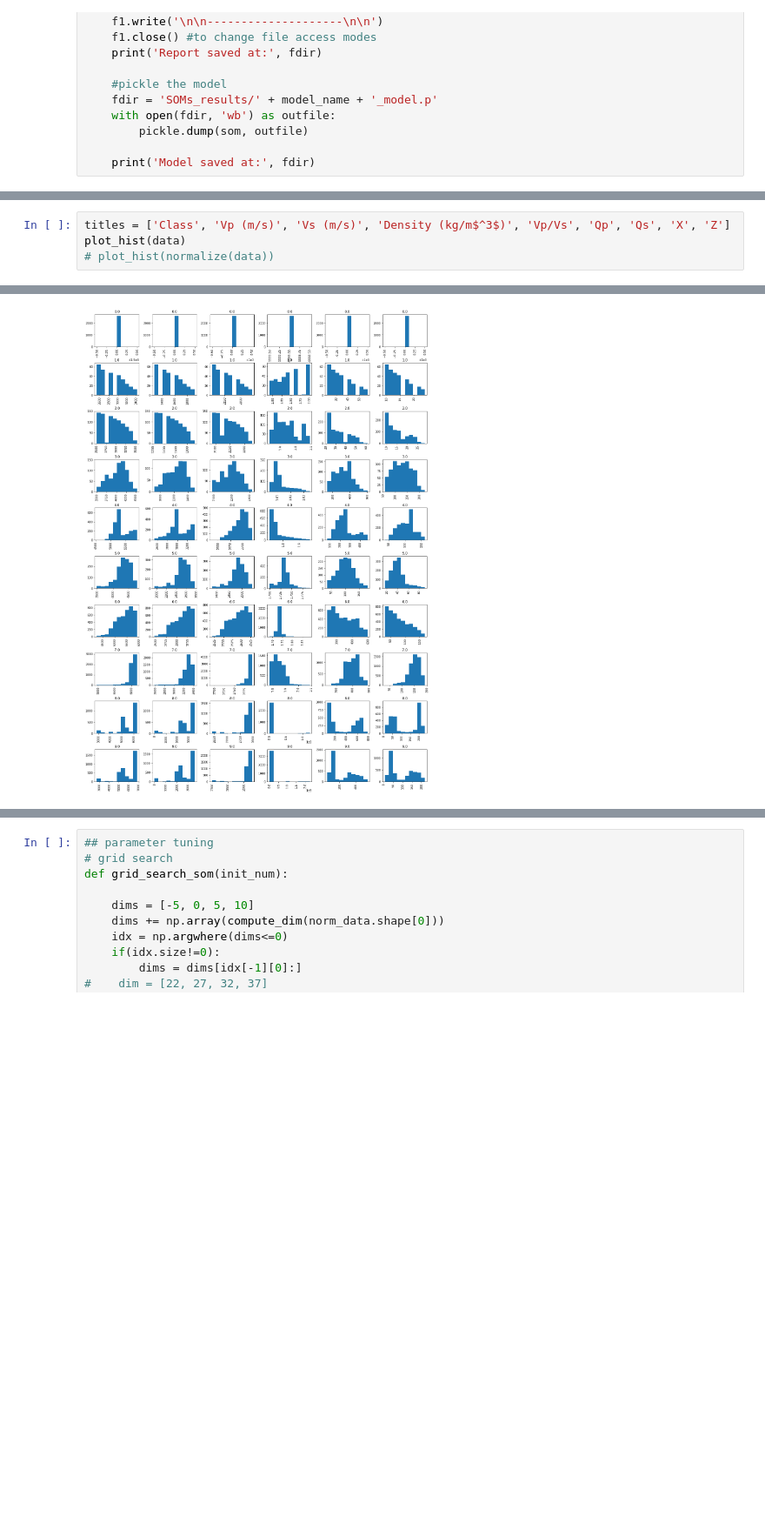
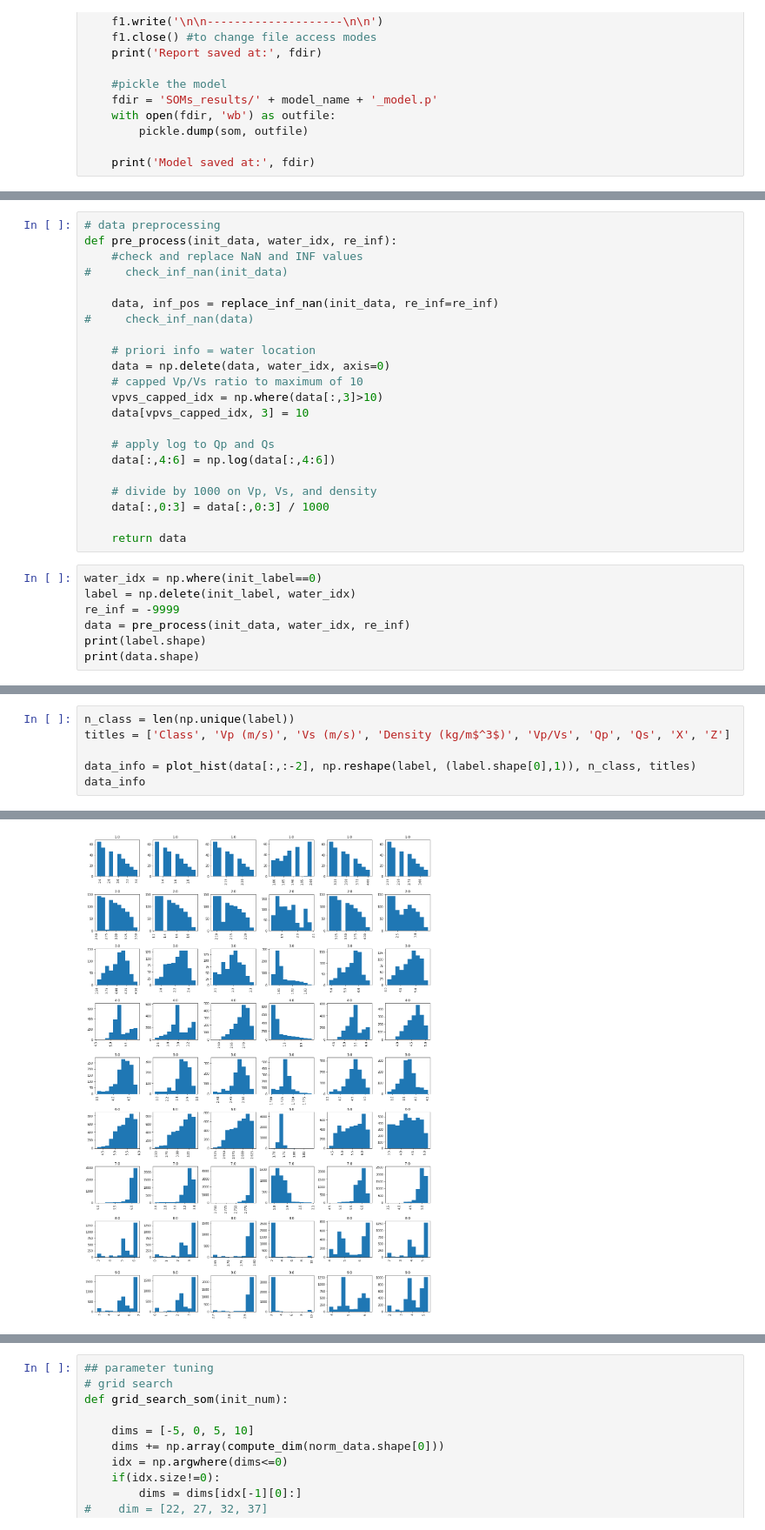
Before and after one commit to msc-acse/acse-9-independent-research-project-wafflescore, a Jupyter notebook: Working Files/SOMs.ipynb, the cells around one changed output, grey strips where cells are left out. Shown at 87% size. Saved outputs shown, nothing was run; the diff lists cells and outputs as text; blank space fills up the shorter version.

```diff
--- a/Working Files/SOMs.ipynb
+++ b/Working Files/SOMs.ipynb
@@ -228,0 +238,29 @@ def save_som(param_vals, som, report, c_matrix, model_name, grid=False, rand=Fal
+# %%
+# data preprocessing
+def pre_process(init_data, water_idx, re_inf):
+    #check and replace NaN and INF values
+#     check_inf_nan(init_data)
+
+    data, inf_pos = replace_inf_nan(init_data, re_inf=re_inf)
+#     check_inf_nan(data)
+
+    # priori info = water location
+    data = np.delete(data, water_idx, axis=0)
+    # capped Vp/Vs ratio to maximum of 10
+    vpvs_capped_idx = np.where(data[:,3]>10)
+    data[vpvs_capped_idx, 3] = 10
+
+    # apply log to Qp and Qs
+    data[:,4:6] = np.log(data[:,4:6])
+
+    # divide by 1000 on Vp, Vs, and density
+    data[:,0:3] = data[:,0:3] / 1000
+
+    return data
+# %%
+water_idx = np.where(init_label==0)
+label = np.delete(init_label, water_idx)
+re_inf = -9999
+data = pre_process(init_data, water_idx, re_inf)
+print(label.shape)
+print(data.shape)
@@ -229,5 +271,7 @@ def save_som(param_vals, som, report, c_matrix, model_name, grid=False, rand=Fal
 # %%
+n_class = len(np.unique(label))
 titles = ['Class', 'Vp (m/s)', 'Vs (m/s)', 'Density (kg/m$^3$)', 'Vp/Vs', 'Qp', 'Qs', 'X', 'Z']
-plot_hist(data)
-# plot_hist(normalize(data))
+
+data_info = plot_hist(data[:,:-2], np.reshape(label, (label.shape[0],1)), n_class, titles)
+data_info
 # %% [output]
@@ -249 +295 @@ Plotting the histogram Qs of each class.
-[figure, old version]
+[figure, new version]
```
Also changed, not shown: parts of 28 cells of this notebook.
